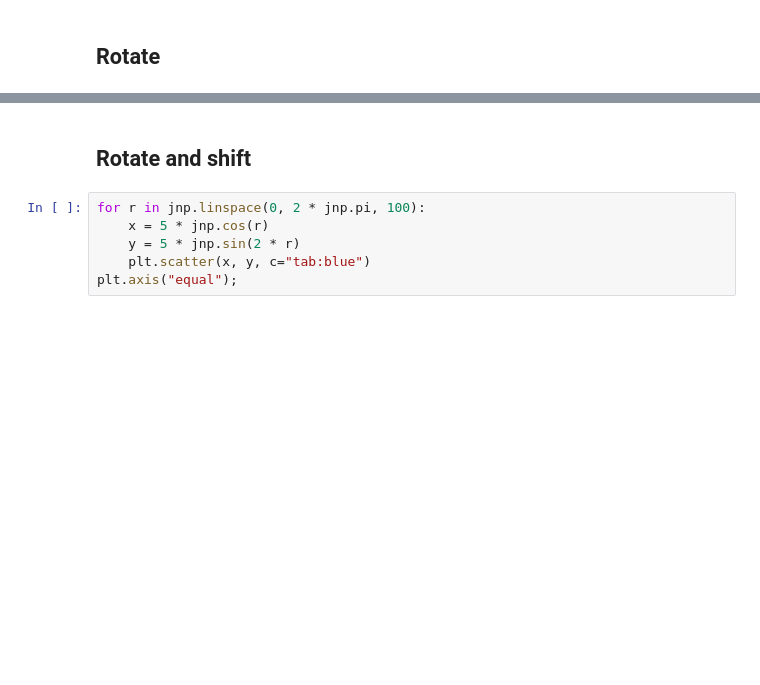
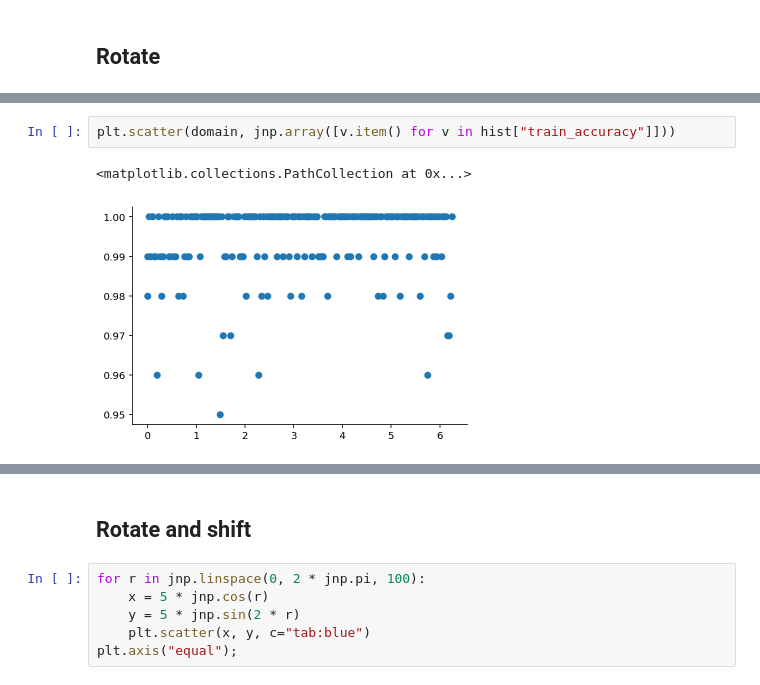
Before and after one commit to probml/shift-happens, a Jupyter notebook: notebooks/shifting-moons-exp-002.ipynb, the cells around one changed output, grey strips where cells are left out. Drawn from its saved outputs; the diff is of its cells as text; blank space fills up the shorter version.

```diff
--- a/notebooks/shifting-moons-exp-002.ipynb
+++ b/notebooks/shifting-moons-exp-002.ipynb
@@ -233,0 +249,5 @@ plt.axis("equal");
+# %%
+plt.scatter(domain, jnp.array([v.item() for v in hist["train_accuracy"]]))
+# %% [output]
+<matplotlib.collections.PathCollection at 0x...>
+[figure, added]
```
Also changed, not shown: parts of 12 cells of this notebook.
